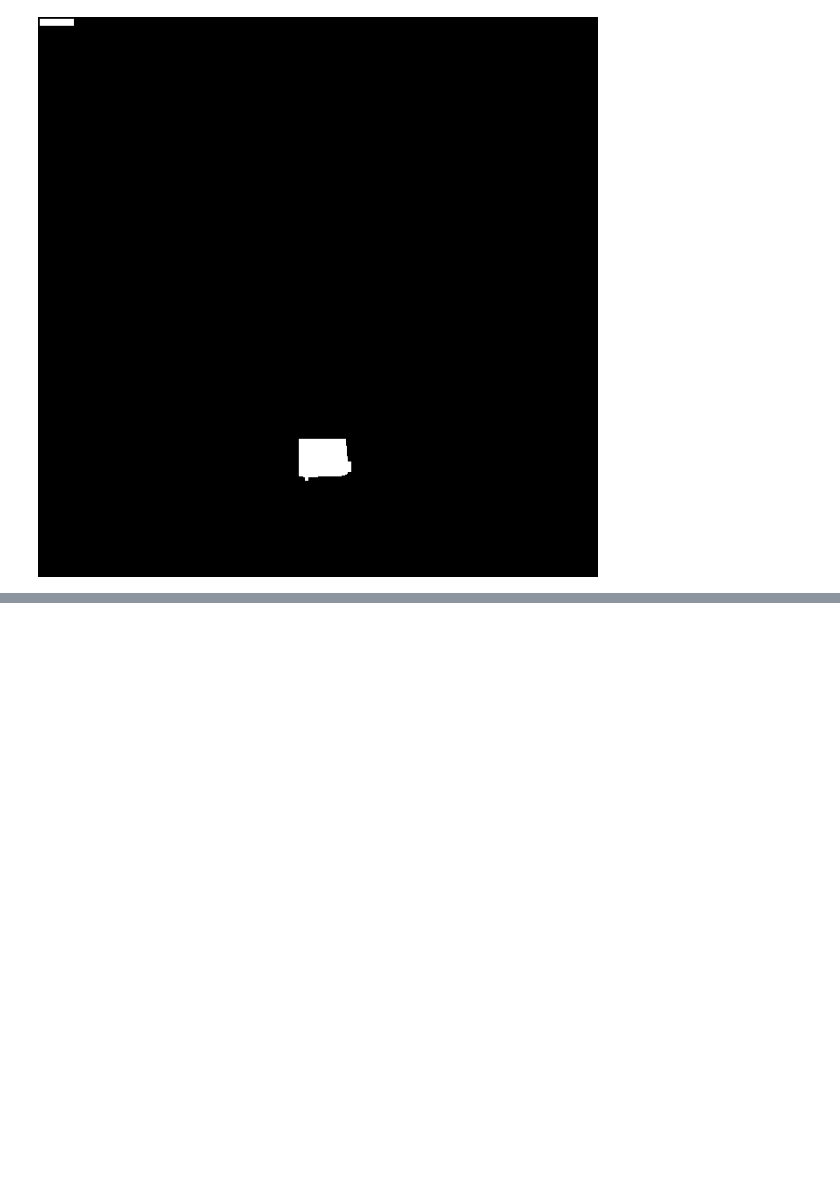
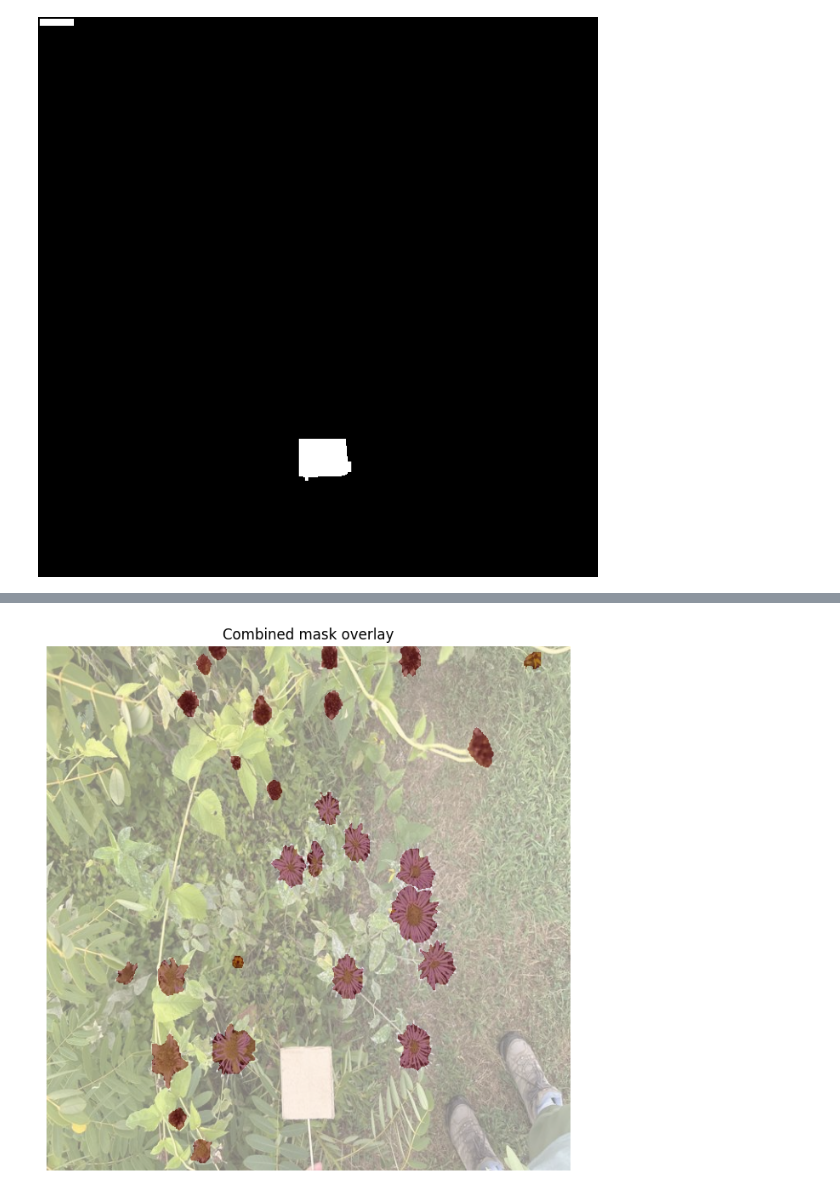
Before and after one commit to eai6/FloralArea_Web, a Jupyter notebook: research/notebooks/hannah_data_analysis.ipynb, the cells around one changed output, grey strips where cells are left out. Saved outputs shown, nothing was run; the diff lists cells and outputs as text; code cells hidden in the pictures; blank space fills up the shorter version.

```diff
--- a/research/notebooks/hannah_data_analysis.ipynb
+++ b/research/notebooks/hannah_data_analysis.ipynb
@@ -55,0 +60,12 @@ mask
+# %%
+from transformers import Sam3Processor, Sam3Model
+import torch
+from PIL import Image
+import requests
+
+device = "cuda" if torch.cuda.is_available() else "cpu" # also try "mps" for Mac M1/M2
+
+
+
+model = Sam3Model.from_pretrained("facebook/sam3").to(device)
+processor = Sam3Processor.from_pretrained("facebook/sam3")
@@ -55,0 +103,49 @@ mask
+# %%
+# make masks_np available (accepts torch tensor or numpy array)
+masks = results.get('masks') if isinstance(results, dict) else None
+if masks is None and hasattr(outputs, "pred_masks"):
+    masks = outputs.pred_masks
+if masks is None:
+    raise ValueError("No 'masks' found in `results` or `outputs`")
+
+# convert to numpy (N, H, W)
+if hasattr(masks, "cpu"):
+    masks_np = masks.cpu().numpy()
+else:
+    masks_np = np.array(masks)
+
+# if masks are logits/float, convert to binary by sigmoid + threshold
+if masks_np.dtype.kind in ("f", "i") and masks_np.max() > 1:
+    masks_np = (1.0 / (1.0 + np.exp(-masks_np))) > 0.5
+else:
+    masks_np = masks_np.astype(bool)
+
+# combine all predicted masks into one binary mask and overlay on the image
+combined_mask = np.any(masks_np.astype(bool), axis=0)  # shape (H, W), bool
+
+# resize mask if it doesn't match image size
+img_w, img_h = image.size
+mask_h, mask_w = combined_mask.shape
+if (mask_w, mask_h) != (img_w, img_h):
+    mask_pil = Image.fromarray((combined_mask * 255).astype(np.uint8)).resize((img_w, img_h), resample=Image.NEAREST)
+    combined_mask = np.array(mask_pil) > 0
+
+# show overlay
+plt.figure(figsize=(8,8))
+plt.imshow(image)
+plt.imshow(combined_mask, cmap="Reds", alpha=0.5)
+plt.title("Combined mask overlay")
+plt.axis("off")
+plt.show()
+
+# optional: save combined mask and overlay to files
+combined_mask_img = Image.fromarray((combined_mask * 255).astype(np.uint8))
+combined_mask_img.save("combined_mask.png")
+
+overlay = Image.new("RGBA", image.size)
+red = Image.new("RGBA", image.size, (255,0,0,120))
+overlay.paste(red, mask=combined_mask_img)
+composite = Image.alpha_composite(image.convert("RGBA"), overlay)
+#composite.save("combined_mask_overlay.png")
+# %% [output]
+[figure, added]
```
Also changed, not shown: parts of 56 cells of this notebook, 29 other files.
